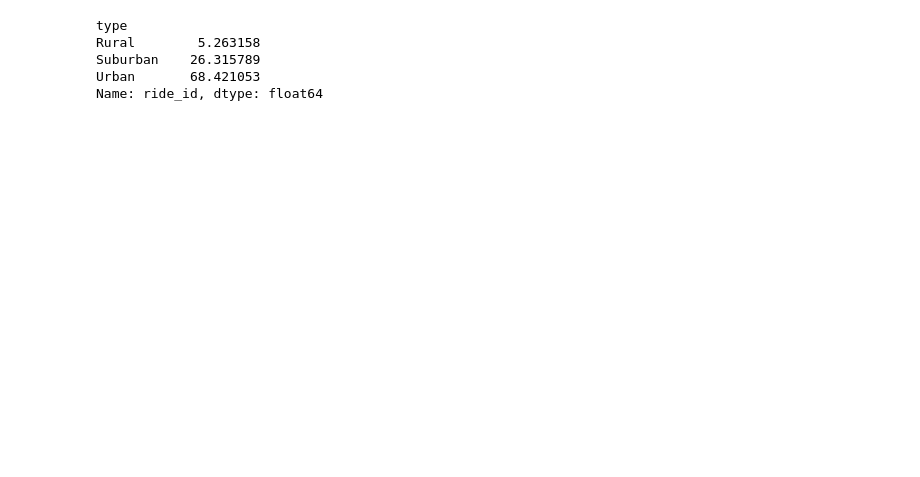
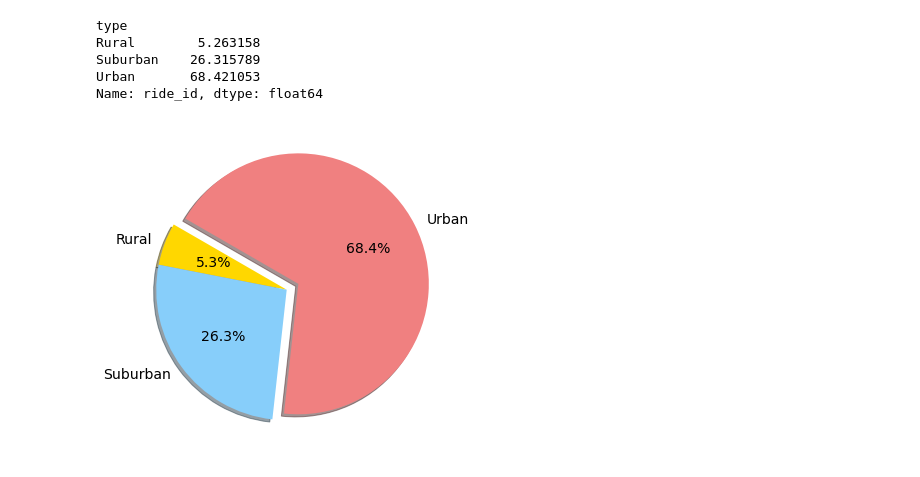
Before and after one commit to yikesbadatnames/PyBer_Analysis, a Jupyter notebook: PyBer.ipynb, the cells around one changed output. Cells and saved outputs as stored; diff of their text form; code cells hidden in the pictures; blank space fills up the shorter version.

```diff
--- a/PyBer.ipynb
+++ b/PyBer.ipynb
@@ -442,11 +443,15 @@ Name: ride_id, dtype: float64
 # %%
 #build percentager of rides by city type pie chart
 plt.subplots(figsize=(10,6))
-plt.pei(ride_percents,
+plt.pie(ride_percents,
        labels=["Rural","Suburban","Urban"],
        colors = ["gold","lightskyblue","lightcoral"],
        explode = [0,0,0.1],
        autopct = "%1.1f%%",
        shadow = True, startangle =150)
 #change font from 10 to 14
-mpl.rcParams["font.size"]
+mpl.rcParams["font.size"] = 14
+plt.savefig("analysis/fig6.png")
+plt.show()
+# %% [output]
+[figure, added]
```
Also changed, not shown: parts of 3 cells of this notebook.
